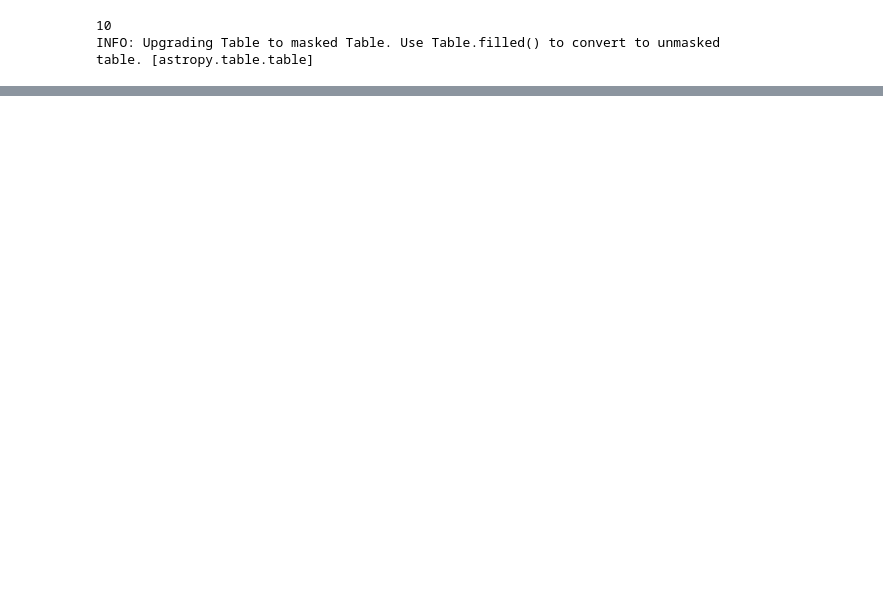
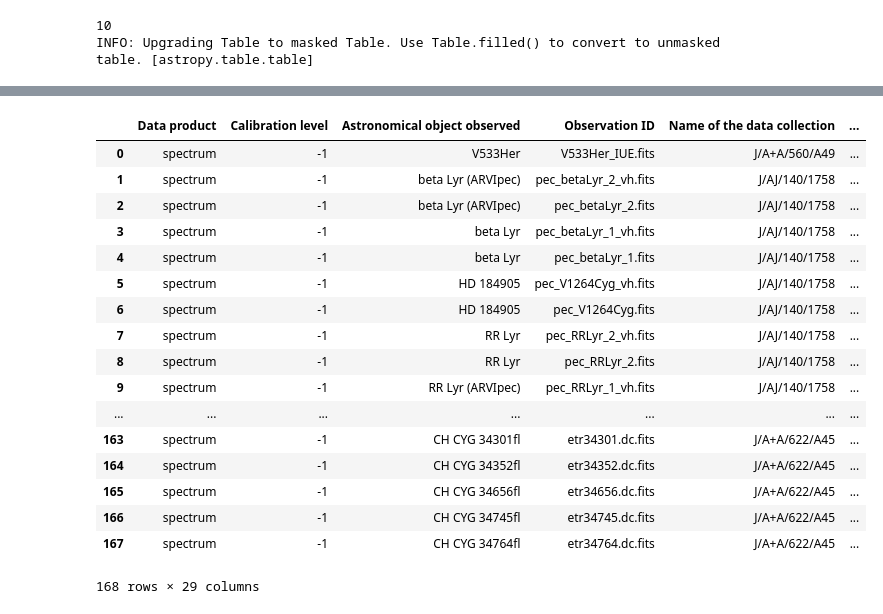
Before and after one commit to mj1e16lsst/keplerPhotometry, a Jupyter notebook: bigTable-slim.ipynb, the cells around one changed output, grey strips where cells are left out. Drawn from its saved outputs; the diff is of its cells as text; code cells hidden in the pictures; blank space fills up the shorter version.

```diff
--- a/bigTable-slim.ipynb
+++ b/bigTable-slim.ipynb
@@ -479,0 +618,2 @@ newBigTab
+# %%
+test_uri = "http://cdsarc.u-strasbg.fr/saadavizier.tap/tap/sync?query=SELECT+TOP+500+*+FROM+obscore+WHERE+1=CONTAINS(POINT(%27ICRS%27,s_ra,s_dec),CIRCLE(%27ICRS%27,285.6831915871575,+43.045040272922726,15))+++++AND+t_min+%3C=+54955.74206+++++AND+t_max+%3E=+44935.72162632&phase=RUN&lang=adql&request=doQuery&format=json"
@@ -479,0 +674,25 @@ newBigTab
+# %%
+test_return = requests.get(test_uri)
+# %%
+columns = [col.get('description') for col in test_return.json().get('metadata')]
+# %%
+pd.DataFrame(test_return.json().get('data'), columns=columns)
+# %% [output]
+|  | Data product | Calibration level | Astronomical object observed | Observation ID | Name of the data collection | ... |
+| 0 | spectrum | -1 | V533Her | V533Her_IUE.fits | J/A+A/560/A49 | ... |
+| 1 | spectrum | -1 | beta Lyr (ARVIpec) | pec_betaLyr_2_vh.fits | J/AJ/140/1758 | ... |
+| 2 | spectrum | -1 | beta Lyr (ARVIpec) | pec_betaLyr_2.fits | J/AJ/140/1758 | ... |
+| 3 | spectrum | -1 | beta Lyr | pec_betaLyr_1_vh.fits | J/AJ/140/1758 | ... |
+| 4 | spectrum | -1 | beta Lyr | pec_betaLyr_1.fits | J/AJ/140/1758 | ... |
+| 5 | spectrum | -1 | HD 184905 | pec_V1264Cyg_vh.fits | J/AJ/140/1758 | ... |
+| 6 | spectrum | -1 | HD 184905 | pec_V1264Cyg.fits | J/AJ/140/1758 | ... |
+| 7 | spectrum | -1 | RR Lyr | pec_RRLyr_2_vh.fits | J/AJ/140/1758 | ... |
+| 8 | spectrum | -1 | RR Lyr | pec_RRLyr_2.fits | J/AJ/140/1758 | ... |
+| 9 | spectrum | -1 | RR Lyr (ARVIpec) | pec_RRLyr_1_vh.fits | J/AJ/140/1758 | ... |
+| ... | ... | ... | ... | ... | ... | ... |
+| 163 | spectrum | -1 | CH CYG 34301fl | etr34301.dc.fits | J/A+A/622/A45 | ... |
+| 164 | spectrum | -1 | CH CYG 34352fl | etr34352.dc.fits | J/A+A/622/A45 | ... |
+| 165 | spectrum | -1 | CH CYG 34656fl | etr34656.dc.fits | J/A+A/622/A45 | ... |
+| 166 | spectrum | -1 | CH CYG 34745fl | etr34745.dc.fits | J/A+A/622/A45 | ... |
+| 167 | spectrum | -1 | CH CYG 34764fl | etr34764.dc.fits | J/A+A/622/A45 | ... |
+168 rows × 29 columns
```
Also changed, not shown: parts of 26 cells of this notebook, 1 other file.
